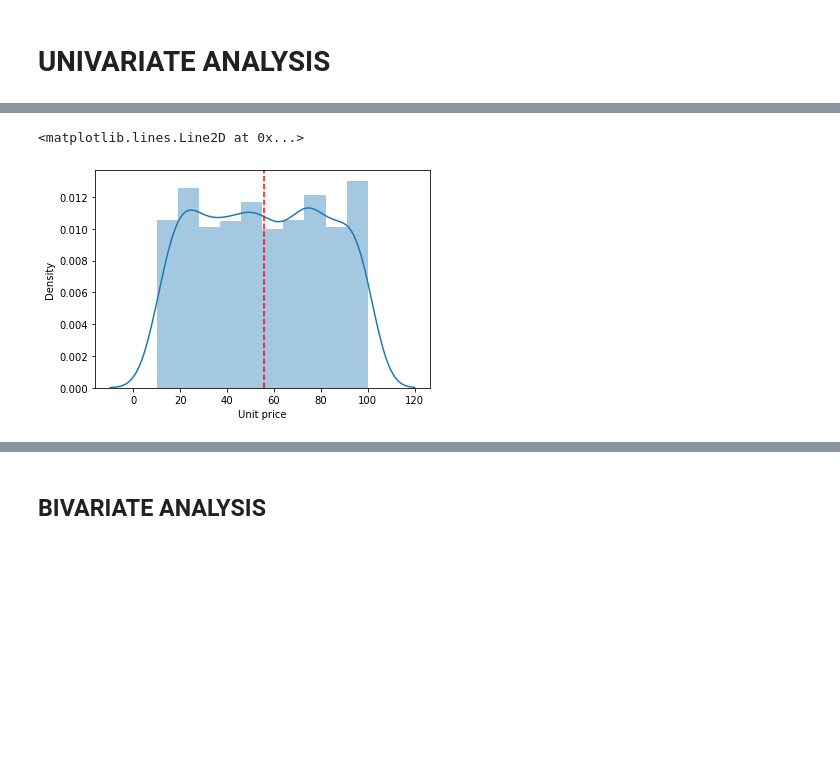
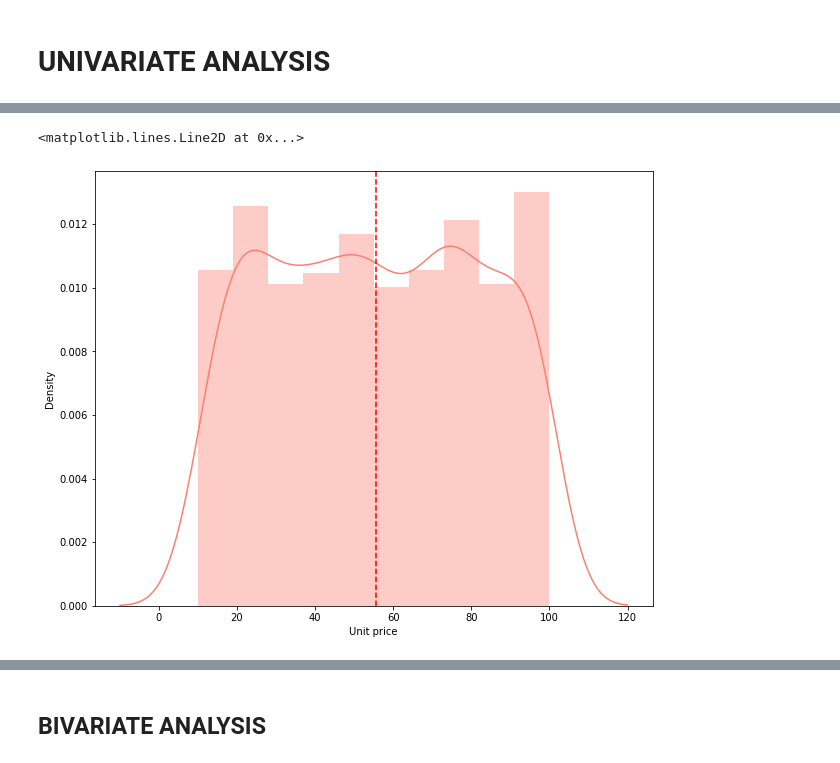
Before and after one commit to Prii5/Supermarket-Sales-Dataset-Analysis, a Jupyter notebook: Supermarket-sales.ipynb, the cells around one changed output, grey strips where cells are left out. Drawn from its saved outputs; the diff is of its cells as text; code cells hidden in the pictures; blank space fills up the shorter version.

```diff
--- a/Supermarket-sales.ipynb
+++ b/Supermarket-sales.ipynb
@@ -108,10 +144,13 @@ plt.legend()
 # %%
+# to set the figuresize
+plt.figure(figsize=(10,8))
 
-sns.distplot(df['Unit price'])
+
+sns.distplot(df['Unit price'], color='salmon')
 plt.axvline(x=np.mean(df['Unit price']), c ='red', ls = '--')
 # %% [output]
 <matplotlib.lines.Line2D at 0x...>
-[figure, old version]
+[figure, new version]
 # %%
 # plotting all the columns
 
```
Also changed, not shown: parts of 19 cells of this notebook.
